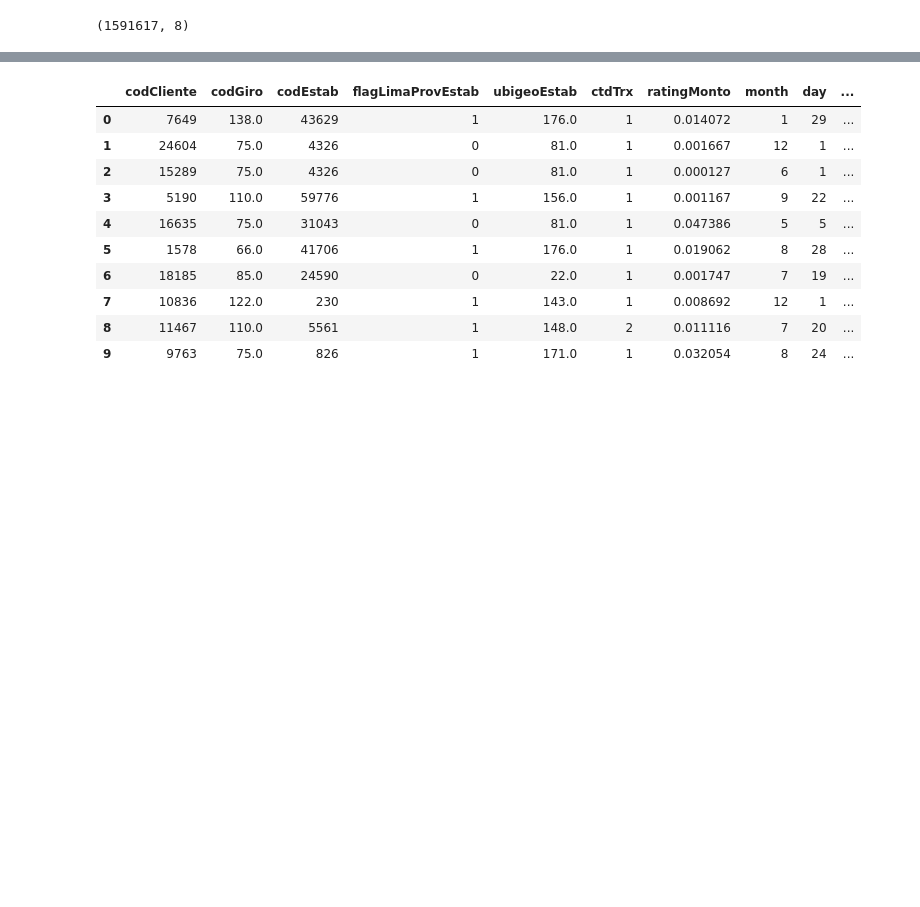
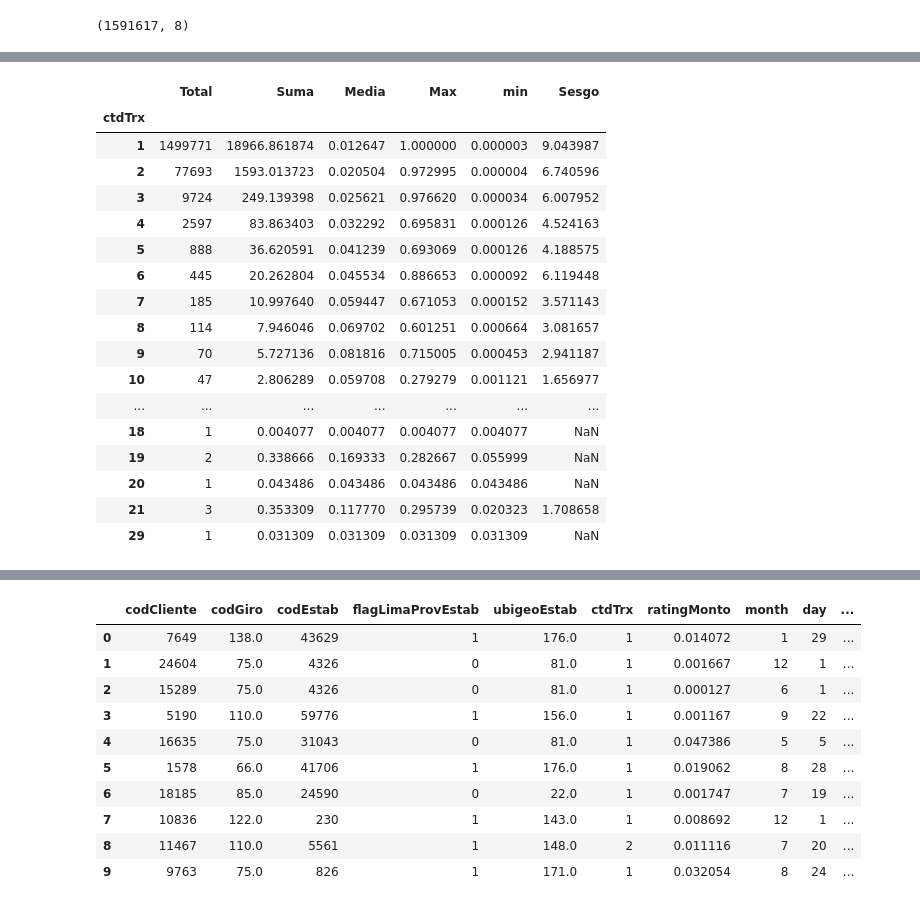
Before and after one commit to kendalvictor/codeando, a Jupyter notebook: machine_learning/_bbva data challeneger 2018/analysis_train.ipynb, the cells around one changed output, grey strips where cells are left out. Saved outputs shown, nothing was run; the diff lists cells and outputs as text; code cells hidden in the pictures; blank space fills up the shorter version.

Commit message:
RE-evaluated analysis perfil -train

```diff
--- a/machine_learning/_bbva data challeneger 2018/analysis_train.ipynb
+++ b/machine_learning/_bbva data challeneger 2018/analysis_train.ipynb
@@ -166,0 +123,12 @@ dtype: object
+# %%
+def analysis_for_group(list_init, col_output):
+    analysis_month =  pd.concat([
+        data.groupby(by=list_init)[col_output].count(),
+        data.groupby(by=list_init)[col_output].sum(),
+        data.groupby(by=list_init)[col_output].mean(),
+        data.groupby(by=list_init)[col_output].max(),
+        data.groupby(by=list_init)[col_output].min(),
+        data.groupby(by=list_init)[col_output].skew()
+    ], axis=1)
+    analysis_month.columns = ['Total','Suma', 'Media', 'Max', 'min', 'Sesgo']
+    return analysis_month.head(40)
@@ -166,0 +166,21 @@ dtype: object
+# %%
+analysis_for_group(['ctdTrx'], 'ratingMonto')
+# %% [output]
+|  | Total | Suma | Media | Max | min | Sesgo |
+| ctdTrx |  |  |  |  |  |  |
+| 1 | 1499771 | 18966.861874 | 0.012647 | 1.000000 | 0.000003 | 9.043987 |
+| 2 | 77693 | 1593.013723 | 0.020504 | 0.972995 | 0.000004 | 6.740596 |
+| 3 | 9724 | 249.139398 | 0.025621 | 0.976620 | 0.000034 | 6.007952 |
+| 4 | 2597 | 83.863403 | 0.032292 | 0.695831 | 0.000126 | 4.524163 |
+| 5 | 888 | 36.620591 | 0.041239 | 0.693069 | 0.000126 | 4.188575 |
+| 6 | 445 | 20.262804 | 0.045534 | 0.886653 | 0.000092 | 6.119448 |
+| 7 | 185 | 10.997640 | 0.059447 | 0.671053 | 0.000152 | 3.571143 |
+| 8 | 114 | 7.946046 | 0.069702 | 0.601251 | 0.000664 | 3.081657 |
+| 9 | 70 | 5.727136 | 0.081816 | 0.715005 | 0.000453 | 2.941187 |
+| 10 | 47 | 2.806289 | 0.059708 | 0.279279 | 0.001121 | 1.656977 |
+| ... | ... | ... | ... | ... | ... | ... |
+| 18 | 1 | 0.004077 | 0.004077 | 0.004077 | 0.004077 | NaN |
+| 19 | 2 | 0.338666 | 0.169333 | 0.282667 | 0.055999 | NaN |
+| 20 | 1 | 0.043486 | 0.043486 | 0.043486 | 0.043486 | NaN |
+| 21 | 3 | 0.353309 | 0.117770 | 0.295739 | 0.020323 | 1.708658 |
+| 29 | 1 | 0.031309 | 0.031309 | 0.031309 | 0.031309 | NaN |
```
Also changed, not shown: parts of 20 cells of this notebook.
